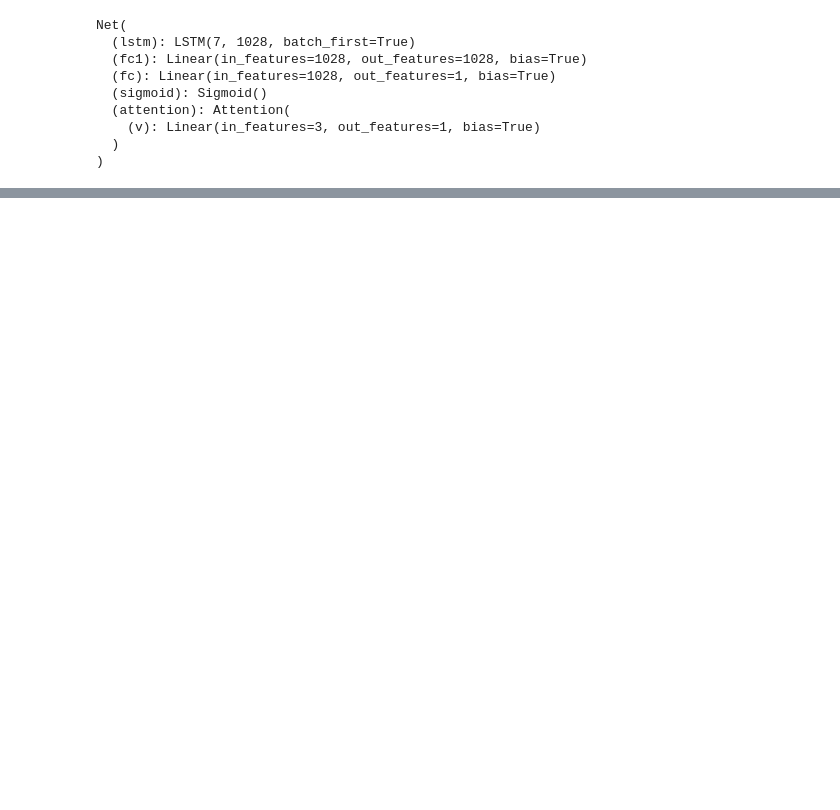
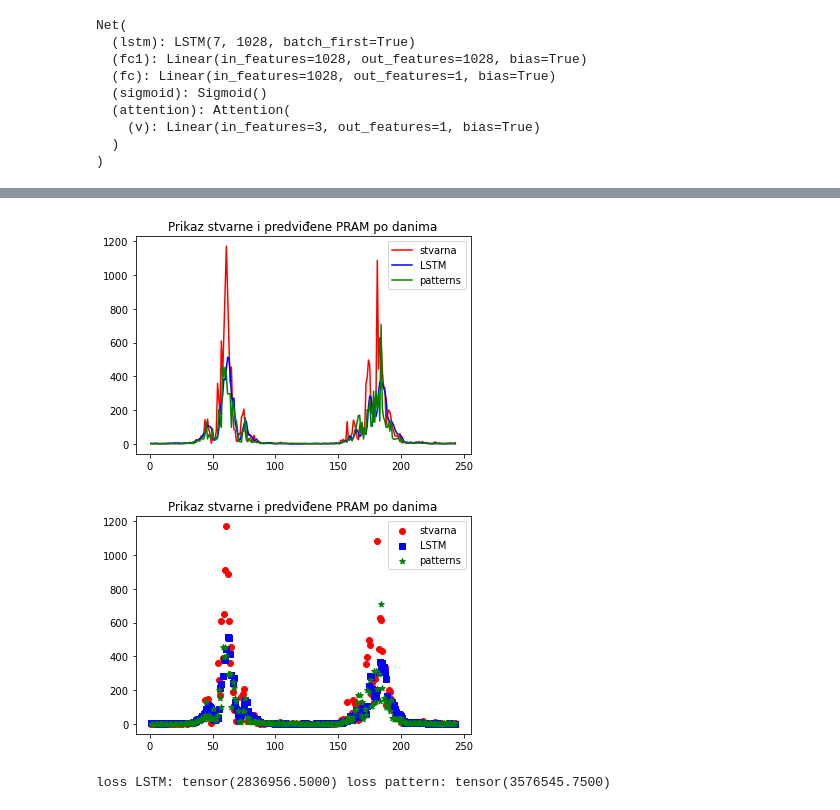
Before and after one commit to dmatijev/polen_forecasting, a Jupyter notebook: evaluate.ipynb, the cells around one changed output, grey strips where cells are left out. Saved outputs shown, nothing was run; the diff lists cells and outputs as text; code cells hidden in the pictures; blank space fills up the shorter version.

```diff
--- a/evaluate.ipynb
+++ b/evaluate.ipynb
@@ -53,0 +64,19 @@ TypeError: lstm() received an invalid combination of arguments - got (Tensor, tu
+# %%
+podaciZaCrtanje = pd.read_csv('ambrozija_NoviSad_patternPredictions.csv')
+podaciZaCrtanje = podaciZaCrtanje.sort_values(by=['DAT'])
+#print(podaciZaCrtanje)
+staraPredvidjenaVrijednost = []
+for i in range(len(podaciZaCrtanje)):
+    staraPredvidjenaVrijednost.append(podaciZaCrtanje.iloc[i].predvidjenaVrijednost)
+staraPredvidjenaVrijednost = staraPredvidjenaVrijednost[3:] #jer za prva 3 dana LSTM ne predvidja (tako su napravljeni podaci)
+predictionsGraph(realValues, predictedValues, staraPredvidjenaVrijednost)
+predictionsGraphScatter(realValues, predictedValues, staraPredvidjenaVrijednost)
+
+loss_fn = nn.MSELoss(reduction='sum')
+loss1 = loss_fn(torch.FloatTensor(realValues), torch.FloatTensor(predictedValues))
+loss2 = loss_fn(torch.FloatTensor(realValues), torch.FloatTensor(staraPredvidjenaVrijednost))
+print('loss LSTM:',loss1,'loss pattern:',loss2)
+# %% [output]
+[figure, added]
+[figure, added]
+loss LSTM: tensor(2836956.5000) loss pattern: tensor(3576545.7500)
```
Also changed, not shown: parts of 4 cells of this notebook, 9 other files.
